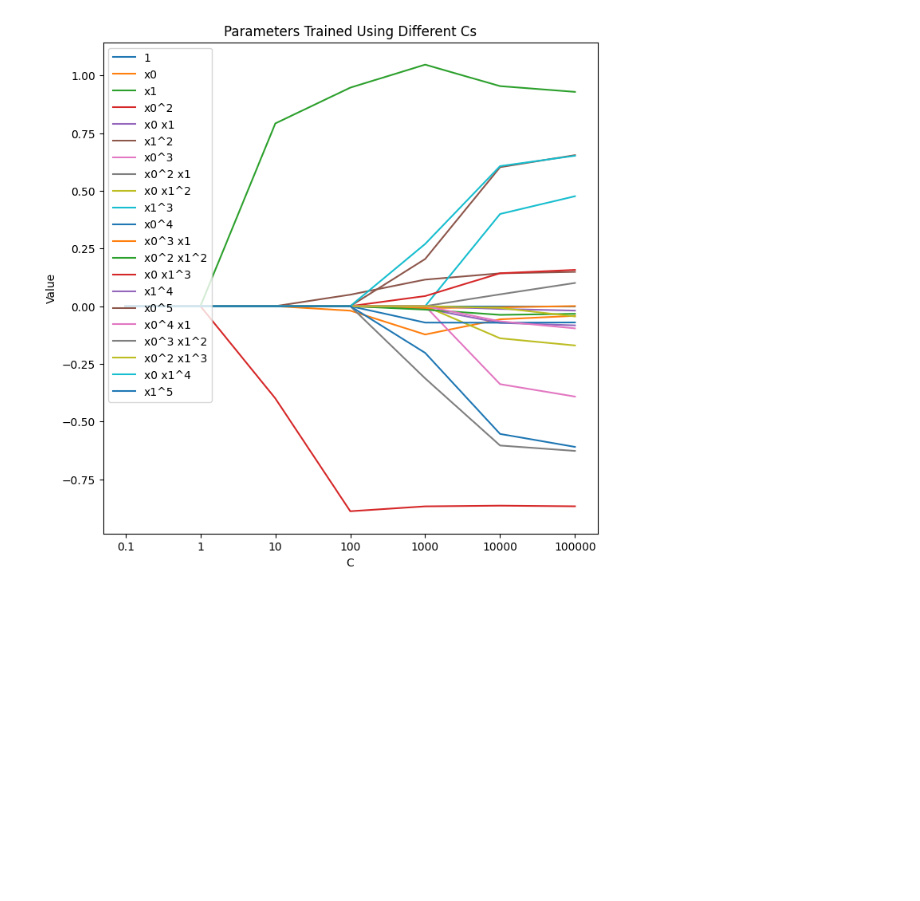
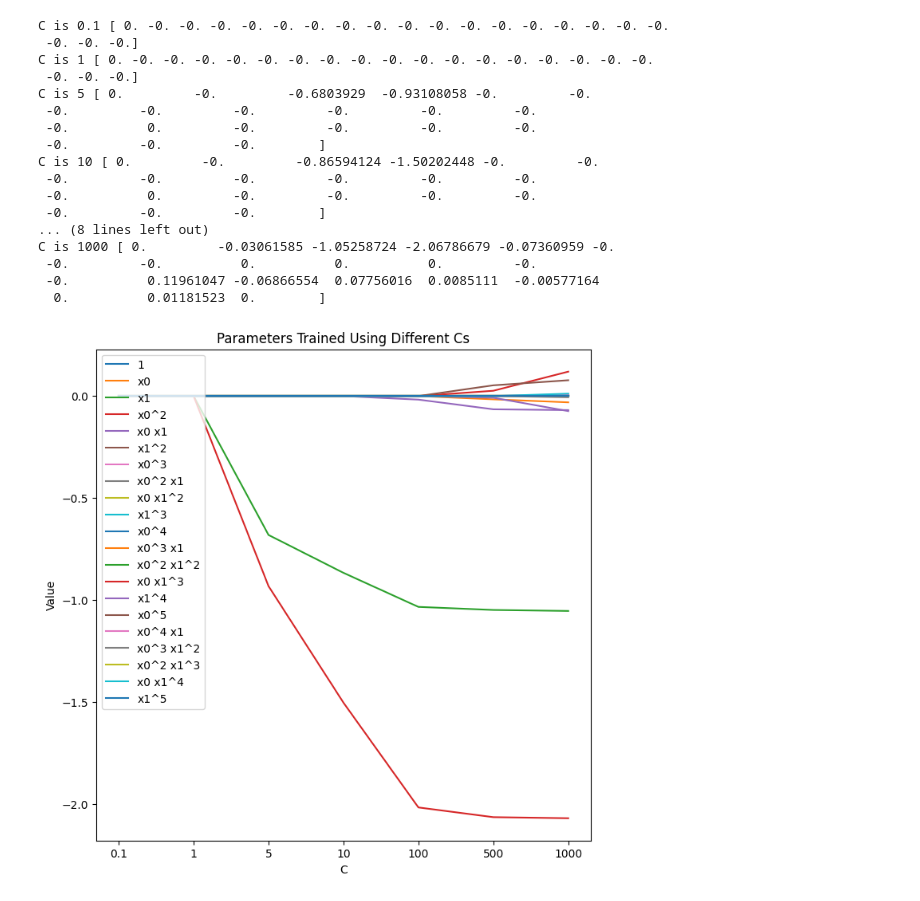
Before and after one commit to babohhauru/Machine-Learning, a Jupyter notebook: week3/Week3Lab.ipynb, the cells around one changed output. Drawn from its saved outputs; the diff is of its cells as text; code cells hidden in the pictures; blank space fills up the shorter version.

```diff
--- a/week3/Week3Lab.ipynb
+++ b/week3/Week3Lab.ipynb
@@ -36,33 +36,51 @@ plt.show()
 # %%
 # Create new features
 poly = PolynomialFeatures(5)
 poly_X = poly.fit_transform(X)
 names = poly.get_feature_names_out()
 
 # Train a list of models
 parameters = []
-c_list = [0.1, 1, 10, 100, 1000, 10000, 100000]
+c_list = [0.1, 1, 5, 10, 100, 500, 1000]
 for c in c_list:
     # Transfer C to alpha
     alpha = 1/(2*c)
     clf = linear_model.Lasso(random_state=0, alpha=alpha)
     clf.fit(poly_X, y)
     parameters.append(clf.coef_)
+    print("C is", c ,clf.coef_)
 
 parameters = np.array(parameters).T
 
 # Visualization
 plt.figure(figsize=[8, 8])
 plt.title("Parameters Trained Using Different Cs")
 for i in range(len(parameters)):
     plt.plot(np.arange(len(c_list)), parameters[i], label=names[i])
 plt.xlabel("C")
 plt.xticks(np.arange(len(c_list)), c_list)
 plt.ylabel("Value")
 plt.legend(loc='upper left')
 plt.show()
 # %% [output]
+C is 0.1 [ 0. -0. -0. -0. -0. -0. -0. -0. -0. -0. -0. -0. -0. -0. -0. -0. -0. -0.
+ -0. -0. -0.]
+C is 1 [ 0. -0. -0. -0. -0. -0. -0. -0. -0. -0. -0. -0. -0. -0. -0. -0. -0. -0.
+ -0. -0. -0.]
+C is 5 [ 0.         -0.         -0.6803929  -0.93108058 -0.         -0.
+ -0.         -0.         -0.         -0.         -0.         -0.
+ -0.          0.         -0.         -0.         -0.         -0.
+ -0.         -0.         -0.        ]
+C is 10 [ 0.         -0.         -0.86594124 -1.50202448 -0.         -0.
+ -0.         -0.         -0.         -0.         -0.         -0.
+ -0.          0.         -0.         -0.         -0.         -0.
+ -0.         -0.         -0.        ]
+... (8 lines left out)
+C is 1000 [ 0.         -0.03061585 -1.05258724 -2.06786679 -0.07360959 -0.
+ -0.         -0.          0.          0.          0.         -0.
+ -0.          0.11961047 -0.06866554  0.07756016  0.0085111  -0.00577164
+  0.          0.01181523  0.        ]
-[figure, old version]
+[figure, new version]
 # %%
 # Generate a grid
 Xtest =[ ]
```
Also changed, not shown: parts of 6 cells of this notebook, 10 other files.
